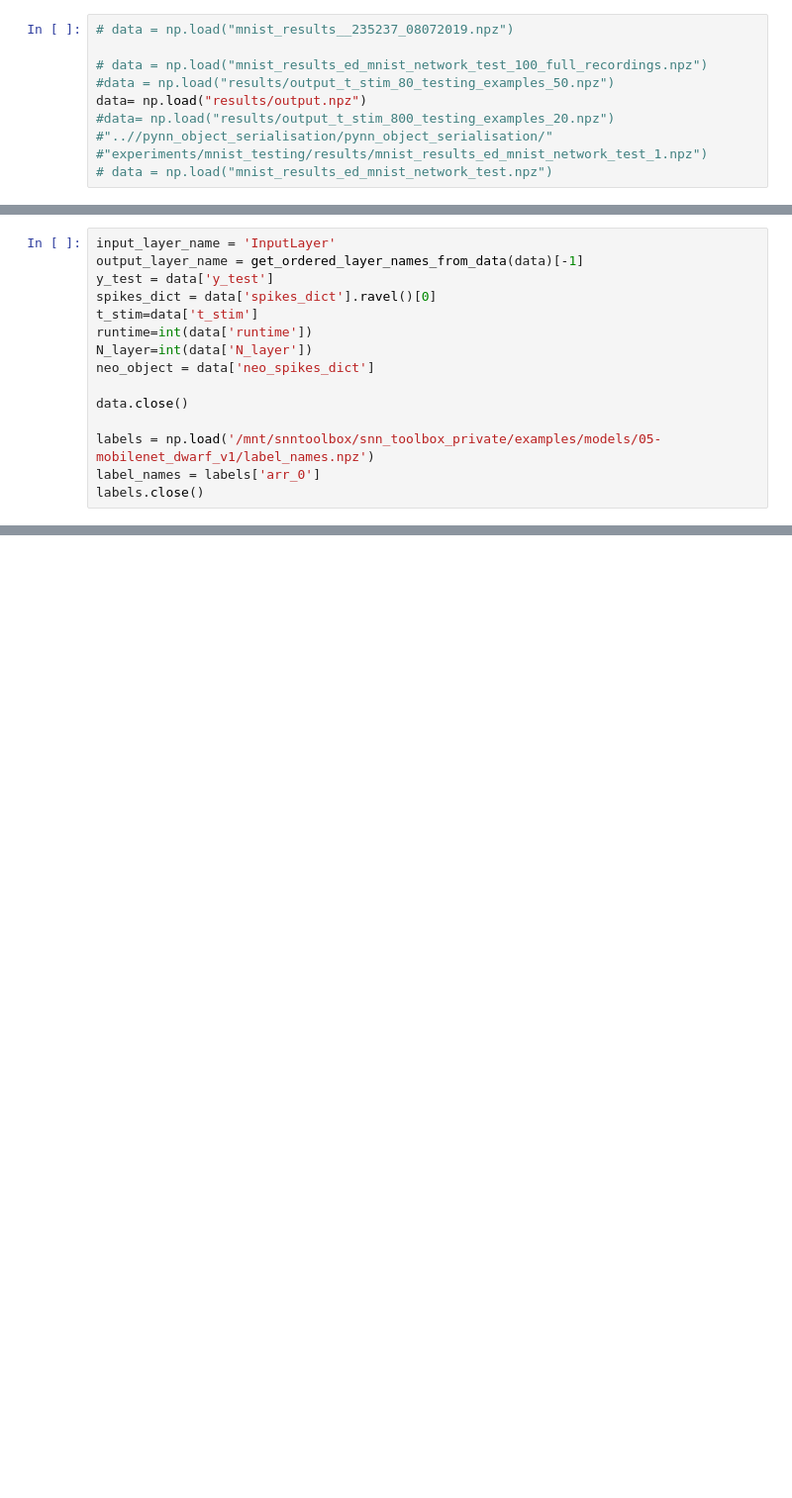
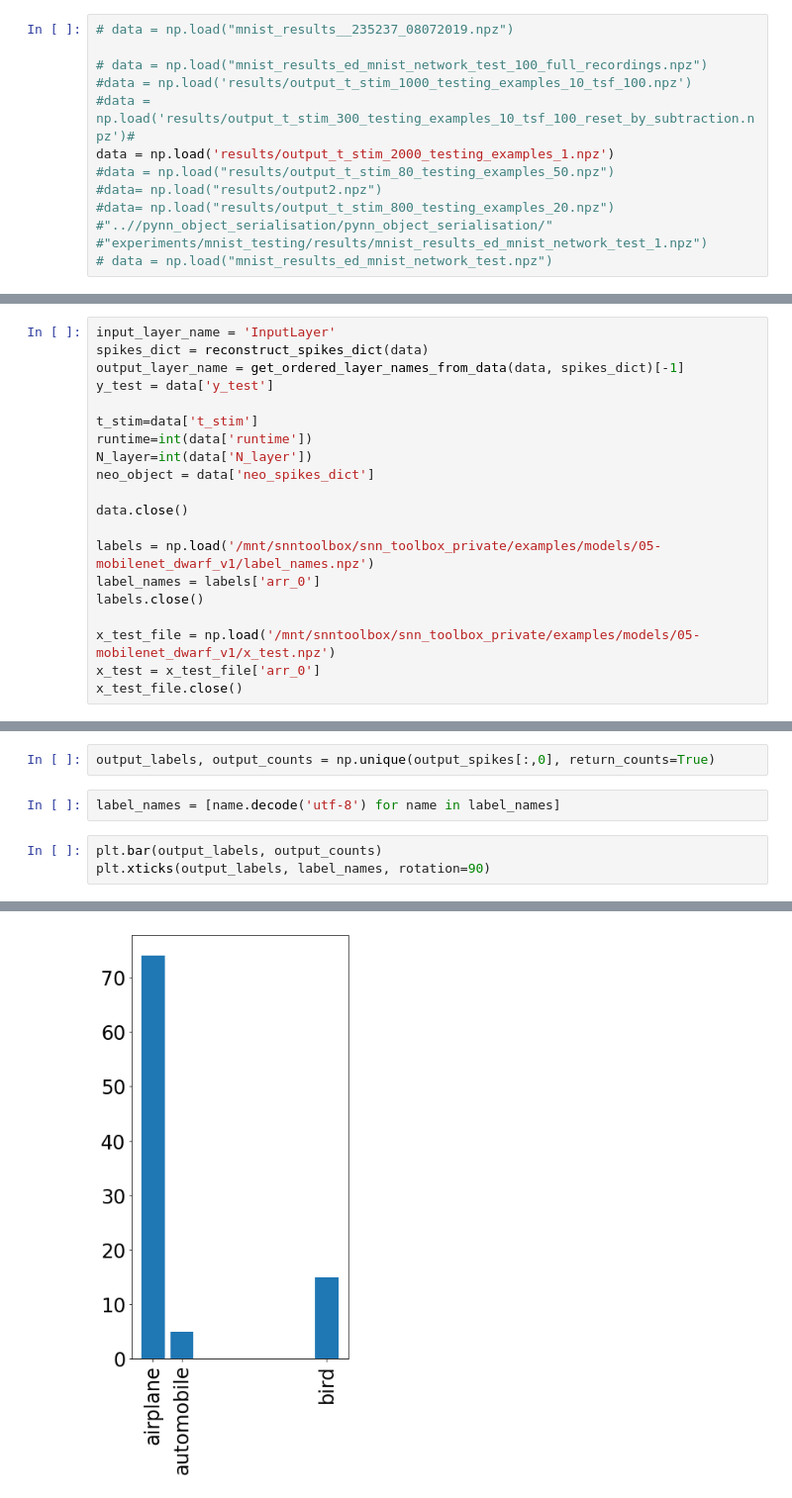
Before and after one commit to pabogdan/pynn_object_serialisation, a Jupyter notebook: pynn_object_serialisation/experiments/dwarf_testing/Cifar testing using VRPSS.ipynb, the cells around one changed output, grey strips where cells are left out. Shown: that part at 99% size. Drawn from its saved outputs; the diff is of its cells as text; blank space fills up the shorter version.

```diff
--- a/pynn_object_serialisation/experiments/dwarf_testing/Cifar testing using VRPSS.ipynb
+++ b/pynn_object_serialisation/experiments/dwarf_testing/Cifar testing using VRPSS.ipynb
@@ -51,8 +63,11 @@ def get_shape_from_name(name):
 # data = np.load("mnist_results__235237_08072019.npz")
 
 # data = np.load("mnist_results_ed_mnist_network_test_100_full_recordings.npz")
+#data = np.load('results/output_t_stim_1000_testing_examples_10_tsf_100.npz')
+#data = np.load('results/output_t_stim_300_testing_examples_10_tsf_100_reset_by_subtraction.npz')#
+data = np.load('results/output_t_stim_2000_testing_examples_1.npz')
 #data = np.load("results/output_t_stim_80_testing_examples_50.npz")
-data= np.load("results/output.npz")
+#data= np.load("results/output2.npz")
 #data= np.load("results/output_t_stim_800_testing_examples_20.npz")
 #"..//pynn_object_serialisation/pynn_object_serialisation/"
 #"experiments/mnist_testing/results/mnist_results_ed_mnist_network_test_1.npz")
@@ -60,8 +115,9 @@ data= np.load("results/output.npz")
 # %%
 input_layer_name = 'InputLayer'
-output_layer_name = get_ordered_layer_names_from_data(data)[-1]
+spikes_dict = reconstruct_spikes_dict(data)
+output_layer_name = get_ordered_layer_names_from_data(data, spikes_dict)[-1]
 y_test = data['y_test']
-spikes_dict = data['spikes_dict'].ravel()[0]
+
 t_stim=data['t_stim']
 runtime=int(data['runtime'])
 N_layer=int(data['N_layer'])
@@ -72,3 +128,7 @@ data.close()
 labels = np.load('/mnt/snntoolbox/snn_toolbox_private/examples/models/05-mobilenet_dwarf_v1/label_names.npz')
 label_names = labels['arr_0']
 labels.close()
+
+x_test_file = np.load('/mnt/snntoolbox/snn_toolbox_private/examples/models/05-mobilenet_dwarf_v1/x_test.npz')
+x_test = x_test_file['arr_0']
+x_test_file.close()
@@ -119,0 +218,8 @@ get_counts(input_spikes, 5).shape
+# %%
+output_labels, output_counts = np.unique(output_spikes[:,0], return_counts=True)
+# %%
+label_names = [name.decode('utf-8') for name in label_names]
+# %%
+plt.bar(output_labels, output_counts)
+plt.xticks(output_labels, label_names, rotation=90)
+# %% [output]
@@ -119,0 +230 @@ get_counts(input_spikes, 5).shape
+[figure, added]
```
Also changed, not shown: parts of 25 cells of this notebook, 5 other files.
